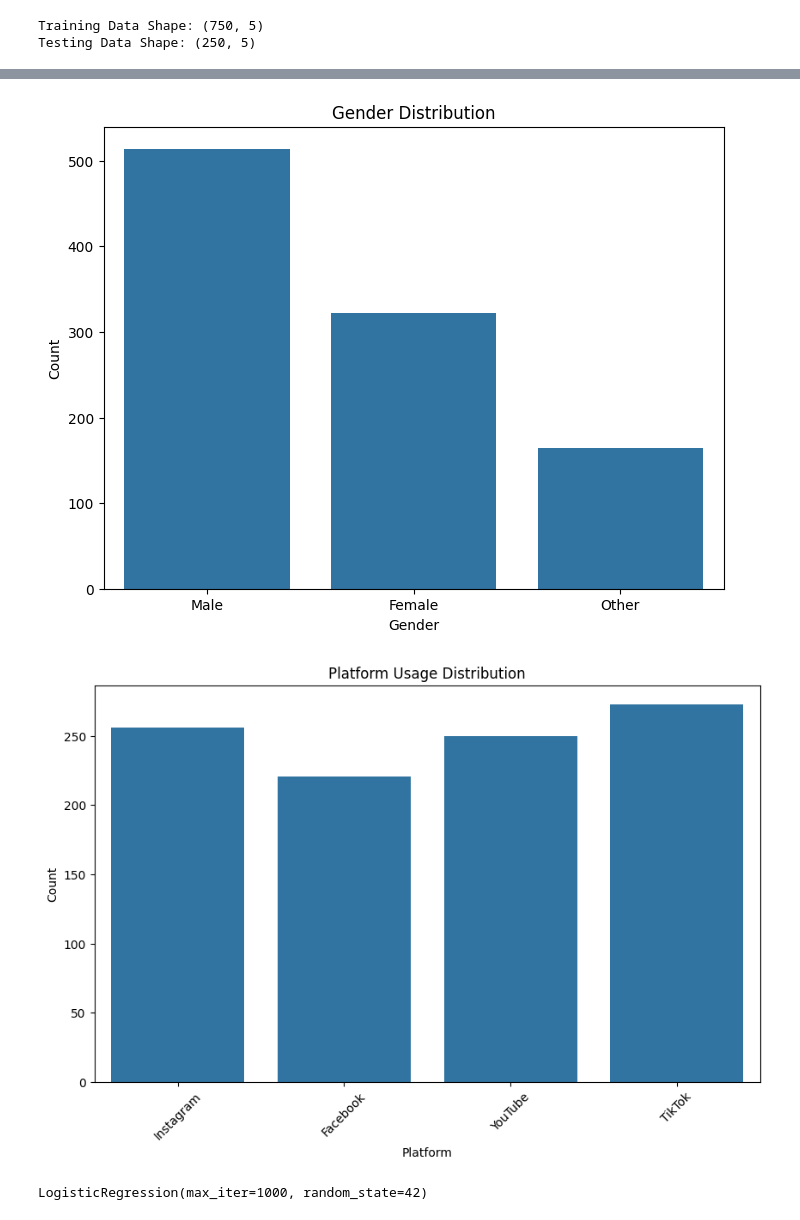
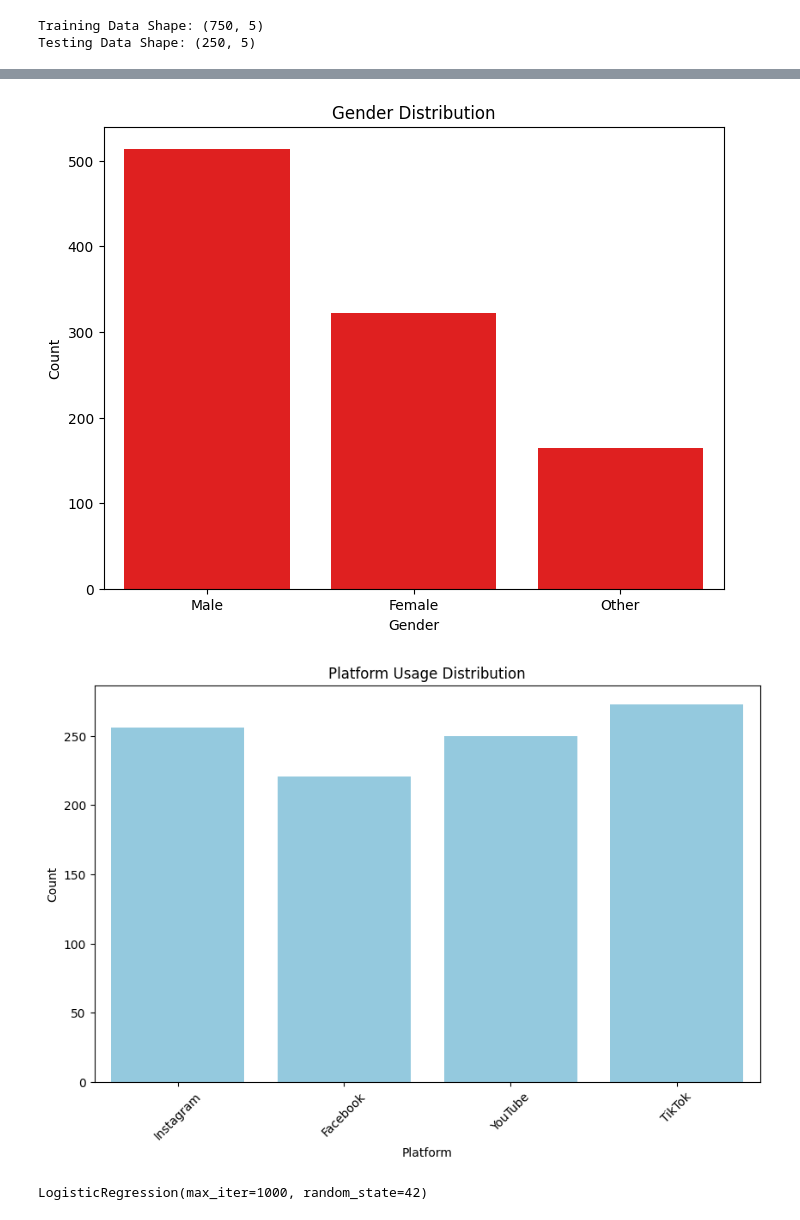
Before and after one commit to Akshit7kotnala/IT-all-study-material, a Jupyter notebook: ML Assignments/Assignment 1/Akshit assignment 1.ipynb, the cells around one changed output, grey strips where cells are left out. Cells and saved outputs as stored; diff of their text form; code cells hidden in the pictures.

```diff
--- a/ML Assignments/Assignment 1/Akshit assignment 1.ipynb
+++ b/ML Assignments/Assignment 1/Akshit assignment 1.ipynb
@@ -263,23 +302,23 @@ plt.show()
 # %%
 
 plt.figure(figsize=(8, 6))
-sns.countplot(x='Gender', data=v)
+sns.countplot(x='Gender', data=v,color = 'r')
 plt.title('Gender Distribution')
 plt.xlabel('Gender')
 plt.ylabel('Count')
 plt.show()
 # %% [output]
-[figure, old version]
+[figure, new version]
 # %%
 plt.figure(figsize=(10, 6))
-sns.countplot(x='Platform', data=v)
+sns.countplot(x='Platform', data=v,color = 'skyblue')
 plt.title('Platform Usage Distribution')
 plt.xlabel('Platform')
 plt.ylabel('Count')
 plt.xticks(rotation=45)
 plt.show()
 # %% [output]
-[figure, old version]
+[figure, new version]
 # %%
 from sklearn.linear_model import LogisticRegression
 # %%
```
Also changed, not shown: parts of 25 cells of this notebook, 2 other files.
